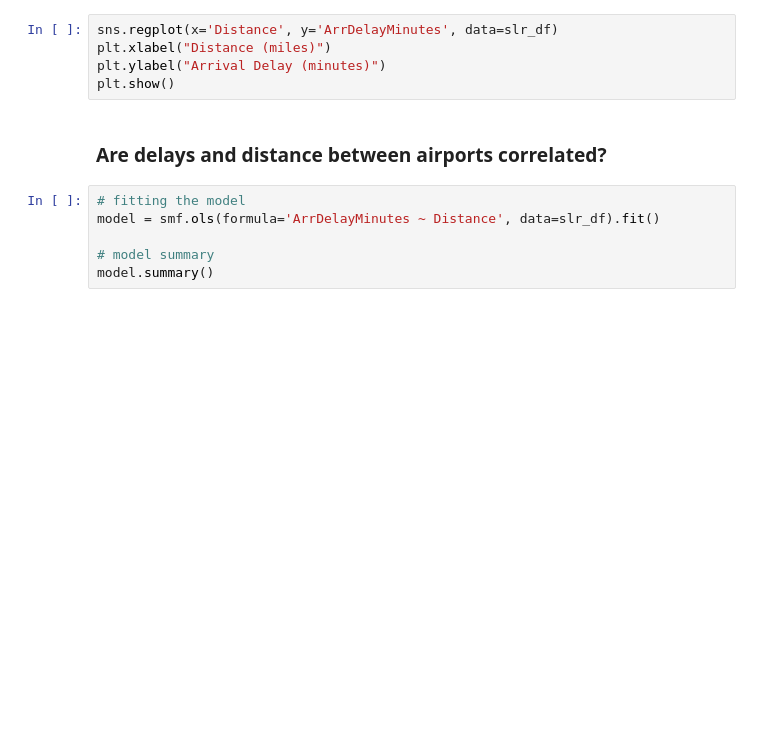
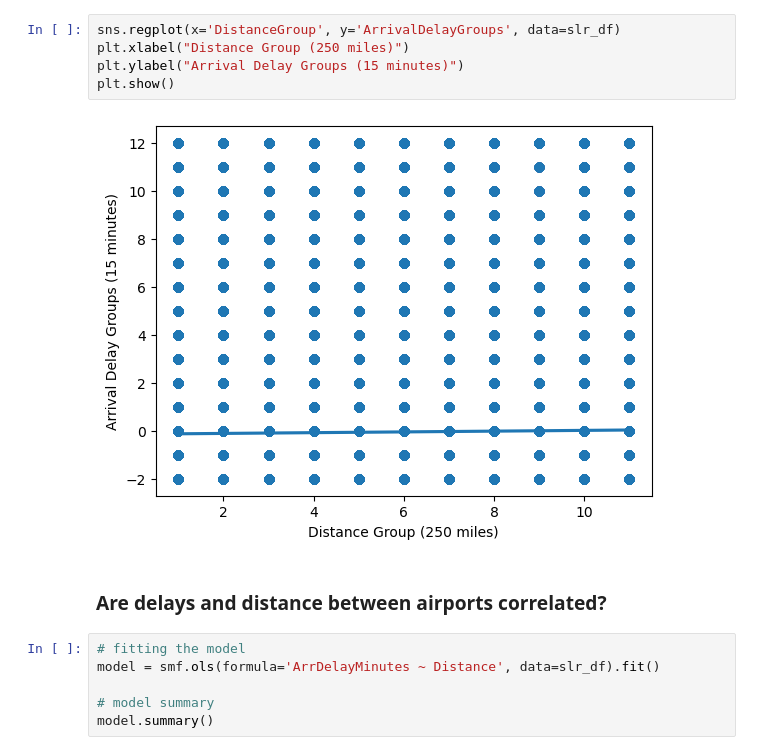
Before and after one commit to irene-zh/Summer-Practicum-25, a Jupyter notebook: 2_Code/linear_models_Yoav.ipynb, the cells around one changed output. Cells and saved outputs as stored; diff of their text form; blank space fills up the shorter version.

```diff
--- a/2_Code/linear_models_Yoav.ipynb
+++ b/2_Code/linear_models_Yoav.ipynb
@@ -28,8 +44,10 @@ slr_df.head()
 # %%
-sns.regplot(x='Distance', y='ArrDelayMinutes', data=slr_df)
-plt.xlabel("Distance (miles)")
-plt.ylabel("Arrival Delay (minutes)")
+sns.regplot(x='DistanceGroup', y='ArrivalDelayGroups', data=slr_df)
+plt.xlabel("Distance Group (250 miles)")
+plt.ylabel("Arrival Delay Groups (15 minutes)")
 plt.show()
+# %% [output]
+[figure, added]
 # %% [markdown]
 ### Are delays and distance between airports correlated?
 # %%
```
Also changed, not shown: parts of 2 cells of this notebook, 17 other files.
